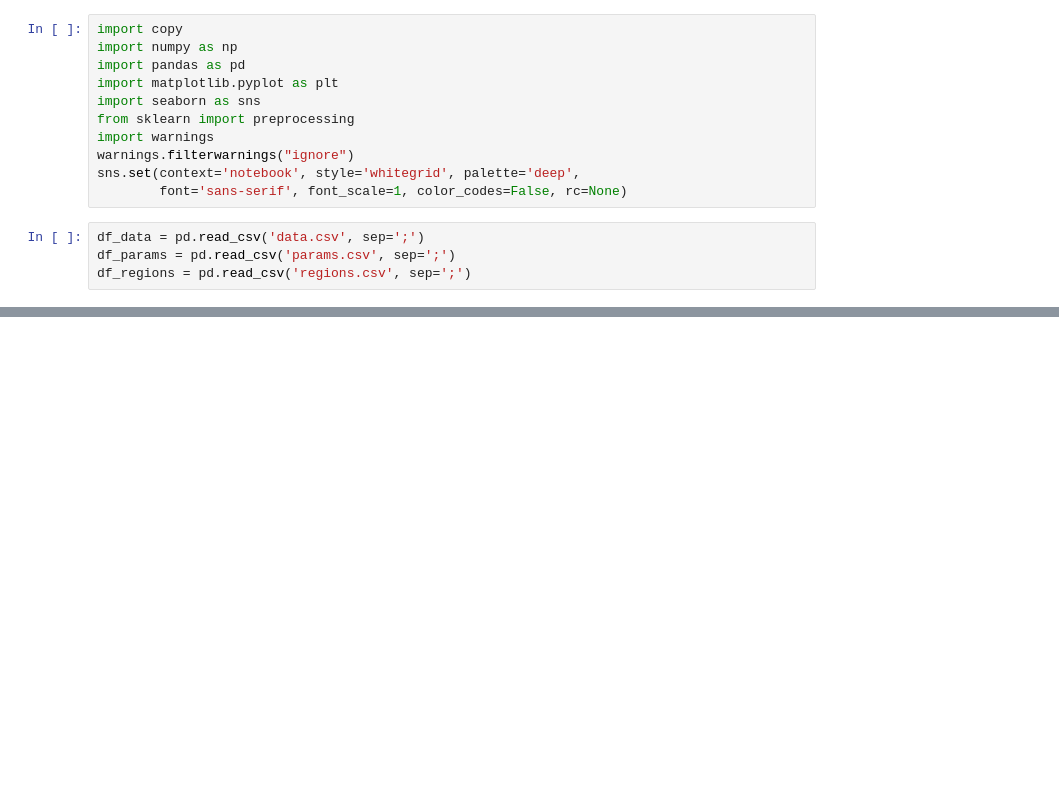
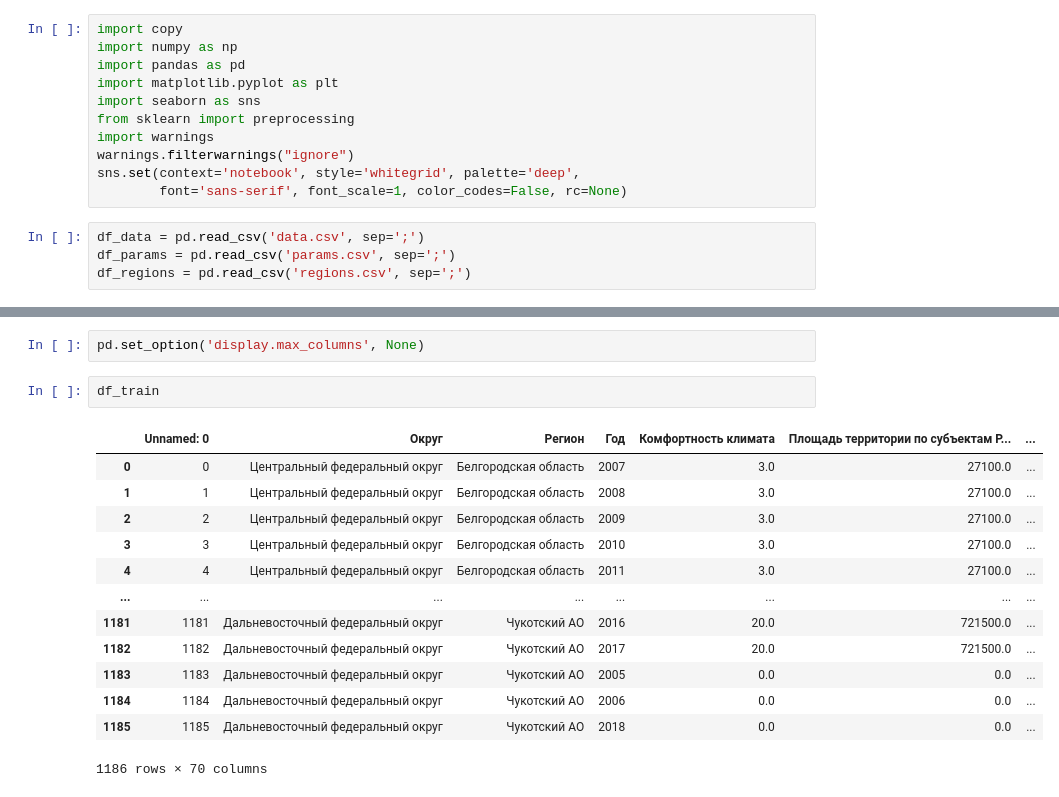
Before and after one commit to denfad/NeuroTV, a Jupyter notebook: Untitled.ipynb, the cells around one changed output, grey strips where cells are left out. Saved outputs shown, nothing was run; the diff lists cells and outputs as text; blank space fills up the shorter version.

```diff
--- a/Untitled.ipynb
+++ b/Untitled.ipynb
@@ -39,0 +37,18 @@ df_data
+# %%
+pd.set_option('display.max_columns', None)
+# %%
+df_train
+# %% [output]
+|  | Unnamed: 0 | Округ | Регион | Год | Комфортность климата | Площадь территории по субъектам Р... | ... |
+| 0 | 0 | Центральный федеральный округ | Белгородская область | 2007 | 3.0 | 27100.0 | ... |
+| 1 | 1 | Центральный федеральный округ | Белгородская область | 2008 | 3.0 | 27100.0 | ... |
+| 2 | 2 | Центральный федеральный округ | Белгородская область | 2009 | 3.0 | 27100.0 | ... |
+| 3 | 3 | Центральный федеральный округ | Белгородская область | 2010 | 3.0 | 27100.0 | ... |
+| 4 | 4 | Центральный федеральный округ | Белгородская область | 2011 | 3.0 | 27100.0 | ... |
+| ... | ... | ... | ... | ... | ... | ... | ... |
+| 1181 | 1181 | Дальневосточный федеральный округ | Чукотский АО | 2016 | 20.0 | 721500.0 | ... |
+| 1182 | 1182 | Дальневосточный федеральный округ | Чукотский АО | 2017 | 20.0 | 721500.0 | ... |
+| 1183 | 1183 | Дальневосточный федеральный округ | Чукотский АО | 2005 | 0.0 | 0.0 | ... |
+| 1184 | 1184 | Дальневосточный федеральный округ | Чукотский АО | 2006 | 0.0 | 0.0 | ... |
+| 1185 | 1185 | Дальневосточный федеральный округ | Чукотский АО | 2018 | 0.0 | 0.0 | ... |
+1186 rows × 70 columns
```
Also changed, not shown: parts of 7 cells of this notebook, 1 other file.
